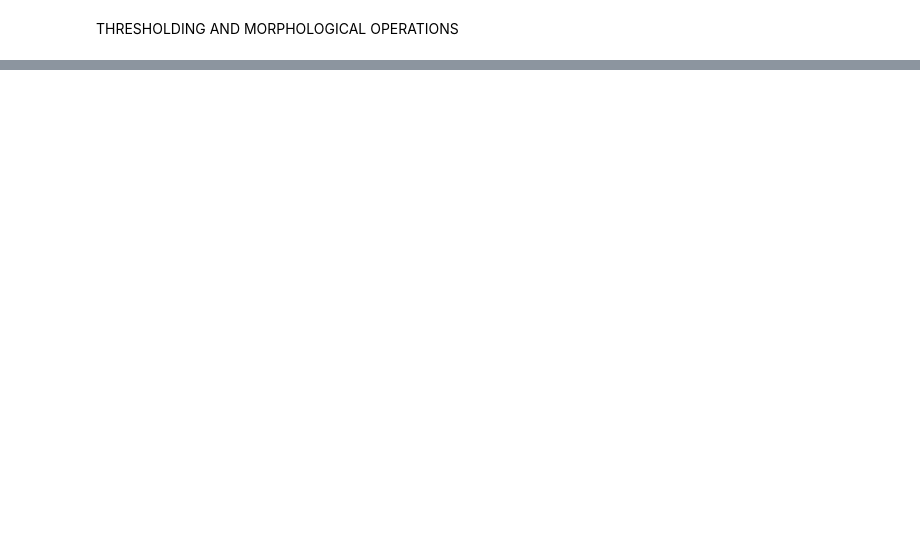
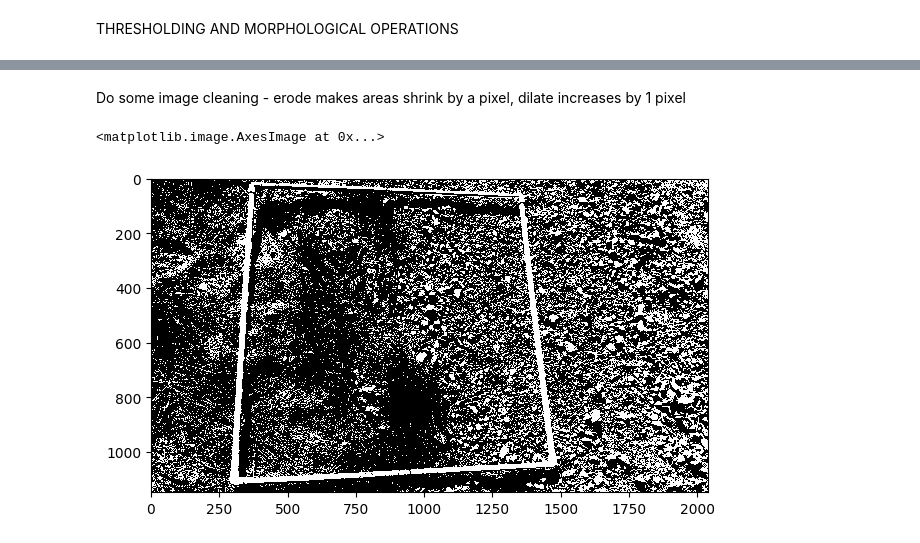
Before and after one commit to dustydells/mtech_reu_plants, a Jupyter notebook: sandbox.ipynb, the cells around one changed output, grey strips where cells are left out. Saved outputs shown, nothing was run; the diff lists cells and outputs as text; code cells hidden in the pictures; blank space fills up the shorter version.

```diff
--- a/sandbox.ipynb
+++ b/sandbox.ipynb
@@ -1123,0 +1162,17 @@ cv2.destroyAllWindows()
+# %%
+# Load in image that contains rocks in grayscale
+img = cv2.imread('test_photos/image_2.jpg', 0)
+
+pixels_to_in = .5 # 1 pixel = .15 inches (this metric is bs, no clue how to tell)
+
+# Denoise here later if you think it would help
+
+# Separate grains from boundaries
+plt.hist(img.flatten(), bins=100)
+
+ret, thresh = cv2.threshold(img, 0, 255, cv2.THRESH_BINARY+cv2.THRESH_OTSU)
+
+cv2.imshow('img', thresh)
+
+cv2.waitKey(0)
+cv2.destroyAllWindows()
@@ -1123,0 +1181,28 @@ cv2.destroyAllWindows()
+# %% [markdown]
+Do some image cleaning - erode makes areas shrink by a pixel, dilate increases by 1 pixel
+# %%
+# Define a kernel
+kernel = np.ones((2,2), np.uint8)
+
+# Try eroding the image
+eroded = cv2.erode(thresh, kernel, iterations = 1)
+
+# Try dilating it
+dilated = cv2.dilate(thresh, kernel, iterations = 1)
+
+cv2.imshow('eroded img', eroded)
+cv2.imshow('dilated img', dilated)
+cv2.imshow('thresh img', thresh)
+
+# Using a smaller kernel made the eroded image break things up into sections well. Will be using that one
+
+cv2.waitKey(0)
+cv2.destroyAllWindows()
+# %%
+# Define a mask: if it's equal to 255, count it as True
+mask = eroded == 255
+
+io.imshow(mask)
+# %% [output]
+<matplotlib.image.AxesImage at 0x...>
+[figure, added]
```
Also changed, not shown: parts of 13 cells of this notebook.
